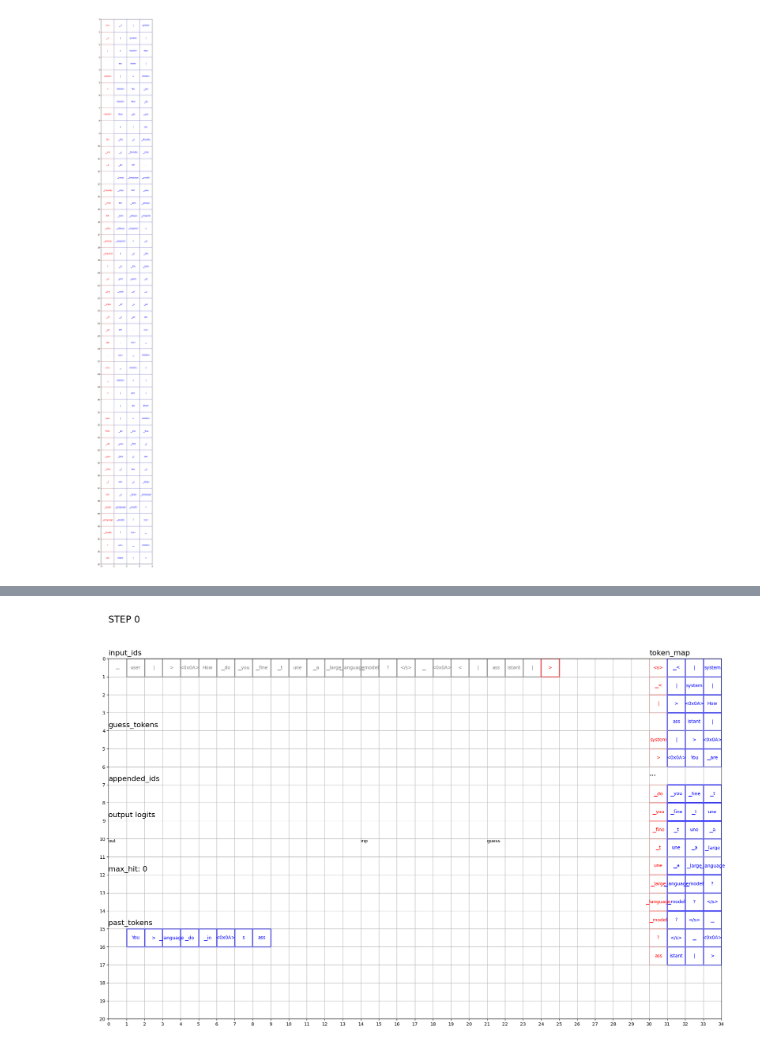
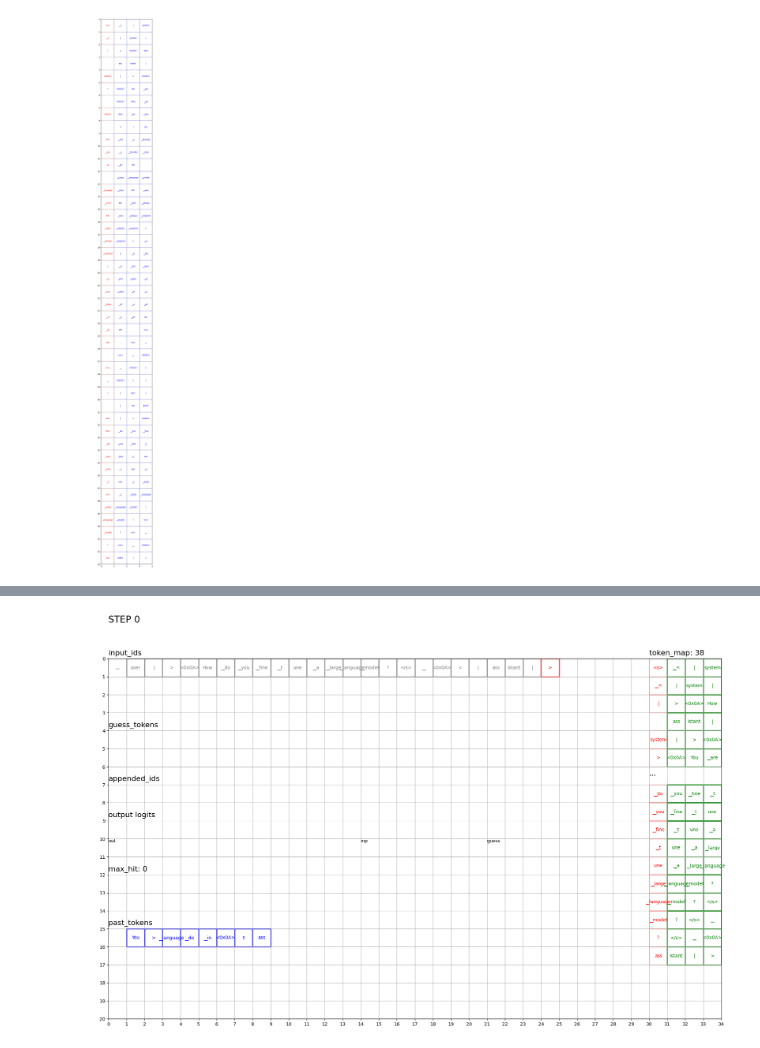
Before and after one commit to k-l-lambda/LookaheadDecoding, a Jupyter notebook: visualization.ipynb, the cells around one changed output, grey strips where cells are left out. Cells and saved outputs as stored; diff of their text form; code cells hidden in the pictures.

Commit message:
added illustration graphs.

```diff
--- a/visualization.ipynb
+++ b/visualization.ipynb
@@ -218,9 +218,8 @@ def plot_frame (data, index):
 					ax.text(x + i + 0.5, 15 + i + 0.5, tokenizer.convert_ids_to_tokens(token), color='b', ha='center', va='center')
 
 	# plot token_map
-	ax.text(30, -0.2, 'token_map', color='black', fontsize=16)
-
 	token_map = data['token_map']
+	ax.text(30, -0.2, f'token_map: {len(token_map.keys())}', color='black', fontsize=16)
 	row = 0
 	at_tail = False
 	tail_keys = list(token_map.keys())[-10:]
@@ -236,9 +235,9 @@ def plot_frame (data, index):
 				ax.add_patch(rect)
 				ax.text(30.5, row + 0.5, key_token, color='r', ha='center', va='center')
 			for j, token in enumerate(gram):
-				rect = plt.Rectangle((31 + j, row), 1, 1, fill=False, edgecolor='b', linewidth=2)
+				rect = plt.Rectangle((31 + j, row), 1, 1, fill=False, edgecolor='g', linewidth=2)
 				ax.add_patch(rect)
-				ax.text(31 + j + 0.5, row + 0.5, tokenizer.convert_ids_to_tokens(token), color='b', ha='center', va='center')
+				ax.text(31 + j + 0.5, row + 0.5, tokenizer.convert_ids_to_tokens(token), color='g', ha='center', va='center')
 
 			row += 1
 			if not at_tail and row > HEAD_LINES:
@@ -281,34 +280,34 @@ def plot_frame (data, index):
 		ax.text(0.5, 9 + 0.5, tokenizer.convert_ids_to_tokens(out_id), color='r', ha='center', va='center')
 
 		for j in range(data['outputs'].inp_logits.shape[0]):
 			inp_ids = data['outputs'].inp_logits[j].argmax(dim=-1).tolist()
 			startx = len(appended_ids) - guess_len + 1 - len(inp_ids)
 			for i, token in enumerate(inp_ids):
 				rect = plt.Rectangle((startx + i, 9 + j), 1, 1, fill=False, edgecolor='b', linewidth=2, linestyle='--')
 				ax.add_patch(rect)
 				ax.text(startx + i + 0.5, 9 + j + 0.5, tokenizer.convert_ids_to_tokens(token), color='b', ha='center', va='center')
 
 		if data['outputs'].guess_logits is not None:
 			guess_ids = data['outputs'].guess_logits[0].argmax(dim=-1).tolist()
 			for i, token in enumerate(guess_ids):
 				rect = plt.Rectangle((21 + i, 9), 1, 1, fill=False, edgecolor='g', linewidth=2, linestyle='--')
 				ax.add_patch(rect)
 				ax.text(21 + i + 0.5, 9 + 0.5, tokenizer.convert_ids_to_tokens(token), color='g', ha='center', va='center')
 
 	# max_hits
 	max_hit = data['max_hit']
 	ax.text(0, 11.8, f'max_hit: {max_hit}', color='black', fontsize=16)
 
 	ax.set_xticks(np.arange(0, 34 + 1, 1))
 	ax.set_yticks(np.arange(0, 21, 1))
 	ax.grid(True)
 	ax.set_aspect('equal')  # Ensure squares are square-shaped
 	plt.gca().invert_yaxis()  # Invert y-axis to match typical grid layout
 	plt.savefig(f'./tests/plot_{index}.png')
 
 plot_frame(data0, 0)
 # %% [output]
-[figure, old version]
+[figure, new version]
 # %%
 data4 = pickle.load(open('./tests/decoding_4.pkl', 'rb'))
 plot_frame(data4, 4)
```
Also changed, not shown: parts of 2 cells of this notebook, 2 other files.
